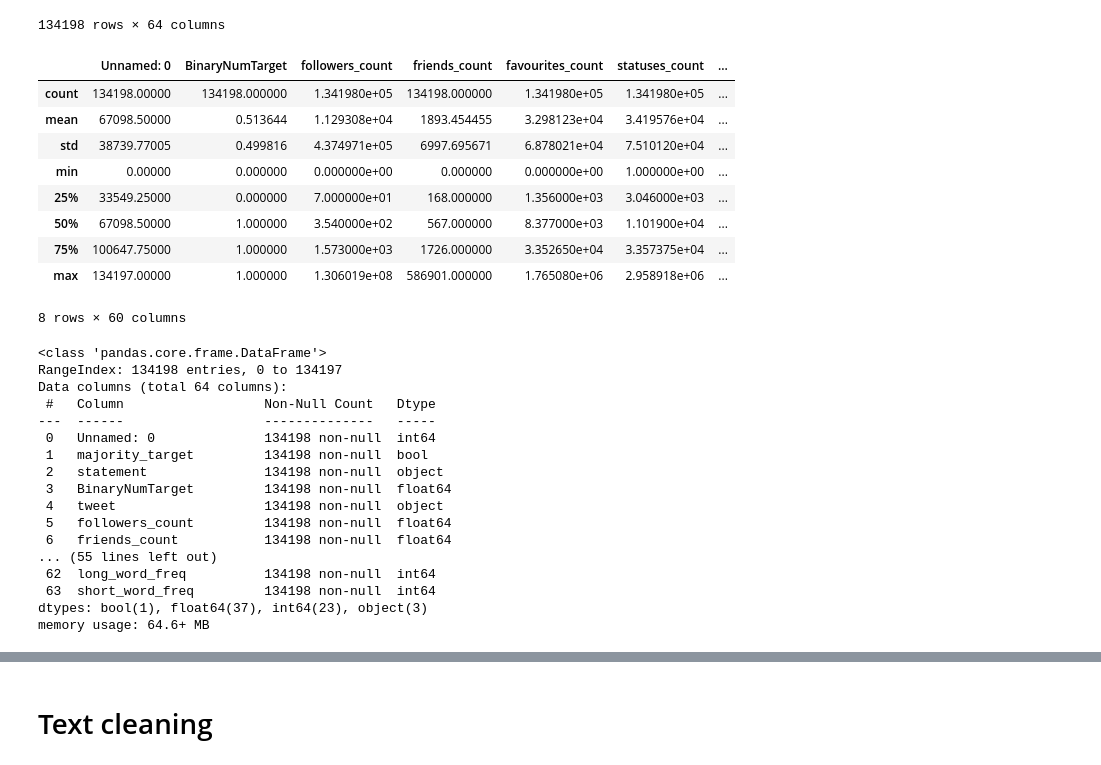
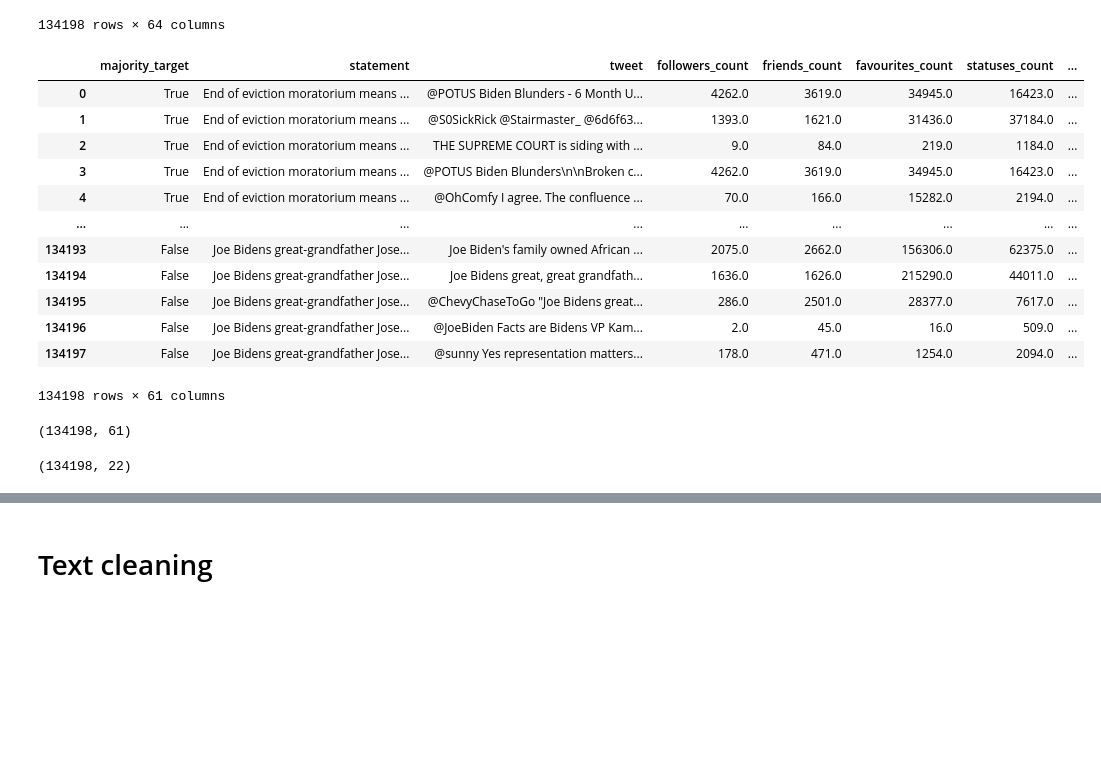
Before and after one commit to SaraTalic/fake-news-twitter-detection, a Jupyter notebook: preprocessing.ipynb, the cells around one changed output, grey strips where cells are left out. Cells and saved outputs as stored; diff of their text form; code cells hidden in the pictures; blank space fills up the shorter version.

```diff
--- a/preprocessing.ipynb
+++ b/preprocessing.ipynb
@@ -33,16 +31,28 @@ df
 | 134196 | 134196 | False | Joe Bidens great-grandfather Jose... | 0.0 | @JoeBiden Facts are Bidens VP Kam... | 2.0 | 45.0 | ... |
 | 134197 | 134197 | False | Joe Bidens great-grandfather Jose... | 0.0 | @sunny Yes representation matters... | 178.0 | 471.0 | ... |
 134198 rows × 64 columns
+# %%
+#Brisanje kolona
+
+df = df.drop(columns=['Unnamed: 0'])
+df = df.drop(columns=['following'])
+df = df.drop(columns=['BinaryNumTarget'])
+df
+# %% [output]
+|  | majority_target | statement | tweet | followers_count | friends_count | favourites_count | statuses_count | ... |
+| 0 | True | End of eviction moratorium means ... | @POTUS Biden Blunders - 6 Month U... | 4262.0 | 3619.0 | 34945.0 | 16423.0 | ... |
+| 1 | True | End of eviction moratorium means ... | @S0SickRick @Stairmaster_ @6d6f63... | 1393.0 | 1621.0 | 31436.0 | 37184.0 | ... |
+| 2 | True | End of eviction moratorium means ... | THE SUPREME COURT is siding with ... | 9.0 | 84.0 | 219.0 | 1184.0 | ... |
+| 3 | True | End of eviction moratorium means ... | @POTUS Biden Blunders\n\nBroken c... | 4262.0 | 3619.0 | 34945.0 | 16423.0 | ... |
+| 4 | True | End of eviction moratorium means ... | @OhComfy I agree. The confluence ... | 70.0 | 166.0 | 15282.0 | 2194.0 | ... |
+| ... | ... | ... | ... | ... | ... | ... | ... | ... |
+| 134193 | False | Joe Bidens great-grandfather Jose... | Joe Biden's family owned African ... | 2075.0 | 2662.0 | 156306.0 | 62375.0 | ... |
+| 134194 | False | Joe Bidens great-grandfather Jose... | Joe Bidens great, great grandfath... | 1636.0 | 1626.0 | 215290.0 | 44011.0 | ... |
+| 134195 | False | Joe Bidens great-grandfather Jose... | @ChevyChaseToGo "Joe Bidens great... | 286.0 | 2501.0 | 28377.0 | 7617.0 | ... |
+| 134196 | False | Joe Bidens great-grandfather Jose... | @JoeBiden Facts are Bidens VP Kam... | 2.0 | 45.0 | 16.0 | 509.0 | ... |
+| 134197 | False | Joe Bidens great-grandfather Jose... | @sunny Yes representation matters... | 178.0 | 471.0 | 1254.0 | 2094.0 | ... |
+134198 rows × 61 columns
 # %%
-df.describe()
+df.shape
 # %% [output]
-|  | Unnamed: 0 | BinaryNumTarget | followers_count | friends_count | favourites_count | statuses_count | ... |
-| count | 134198.00000 | 134198.000000 | 1.341980e+05 | 134198.000000 | 1.341980e+05 | 1.341980e+05 | ... |
-| mean | 67098.50000 | 0.513644 | 1.129308e+04 | 1893.454455 | 3.298123e+04 | 3.419576e+04 | ... |
-| std | 38739.77005 | 0.499816 | 4.374971e+05 | 6997.695671 | 6.878021e+04 | 7.510120e+04 | ... |
-| min | 0.00000 | 0.000000 | 0.000000e+00 | 0.000000 | 0.000000e+00 | 1.000000e+00 | ... |
-| 25% | 33549.25000 | 0.000000 | 7.000000e+01 | 168.000000 | 1.356000e+03 | 3.046000e+03 | ... |
-| 50% | 67098.50000 | 1.000000 | 3.540000e+02 | 567.000000 | 8.377000e+03 | 1.101900e+04 | ... |
-| 75% | 100647.75000 | 1.000000 | 1.573000e+03 | 1726.000000 | 3.352650e+04 | 3.357375e+04 | ... |
-| max | 134197.00000 | 1.000000 | 1.306019e+08 | 586901.000000 | 1.765080e+06 | 2.958918e+06 | ... |
-8 rows × 60 columns
+(134198, 61)
@@ -49,20 +77,4 @@ df.describe()
 # %%
-df.info()
+df.shape
 # %% [output]
-<class 'pandas.core.frame.DataFrame'>
-RangeIndex: 134198 entries, 0 to 134197
-Data columns (total 64 columns):
- #   Column                  Non-Null Count   Dtype
----  ------                  --------------   -----
- 0   Unnamed: 0              134198 non-null  int64
- 1   majority_target         134198 non-null  bool
- 2   statement               134198 non-null  object
- 3   BinaryNumTarget         134198 non-null  float64
- 4   tweet                   134198 non-null  object
- 5   followers_count         134198 non-null  float64
- 6   friends_count           134198 non-null  float64
-... (55 lines left out)
- 62  long_word_freq          134198 non-null  int64
- 63  short_word_freq         134198 non-null  int64
-dtypes: bool(1), float64(37), int64(23), object(3)
-memory usage: 64.6+ MB
+(134198, 22)
```
Also changed, not shown: parts of 41 cells of this notebook, 2 other files.
